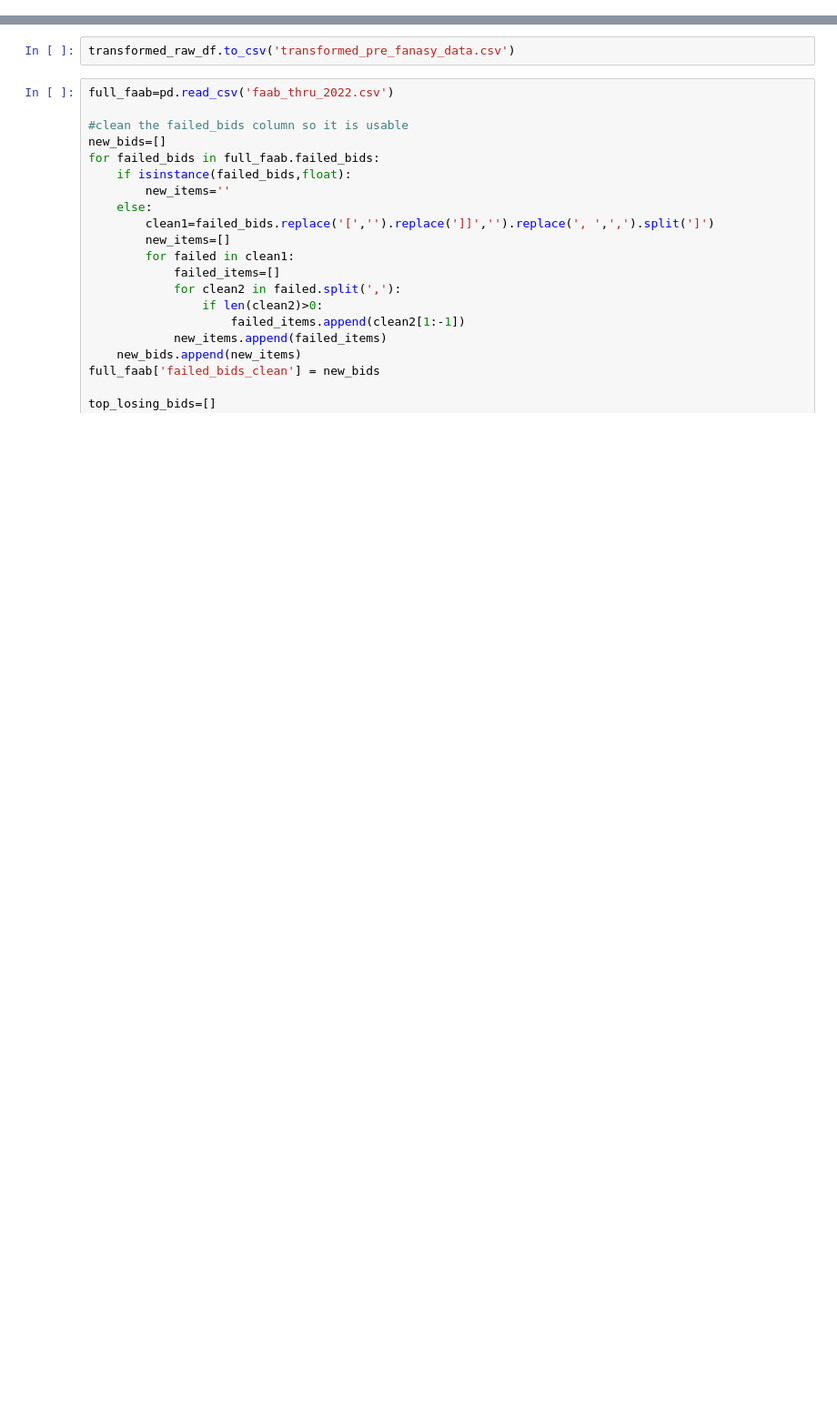
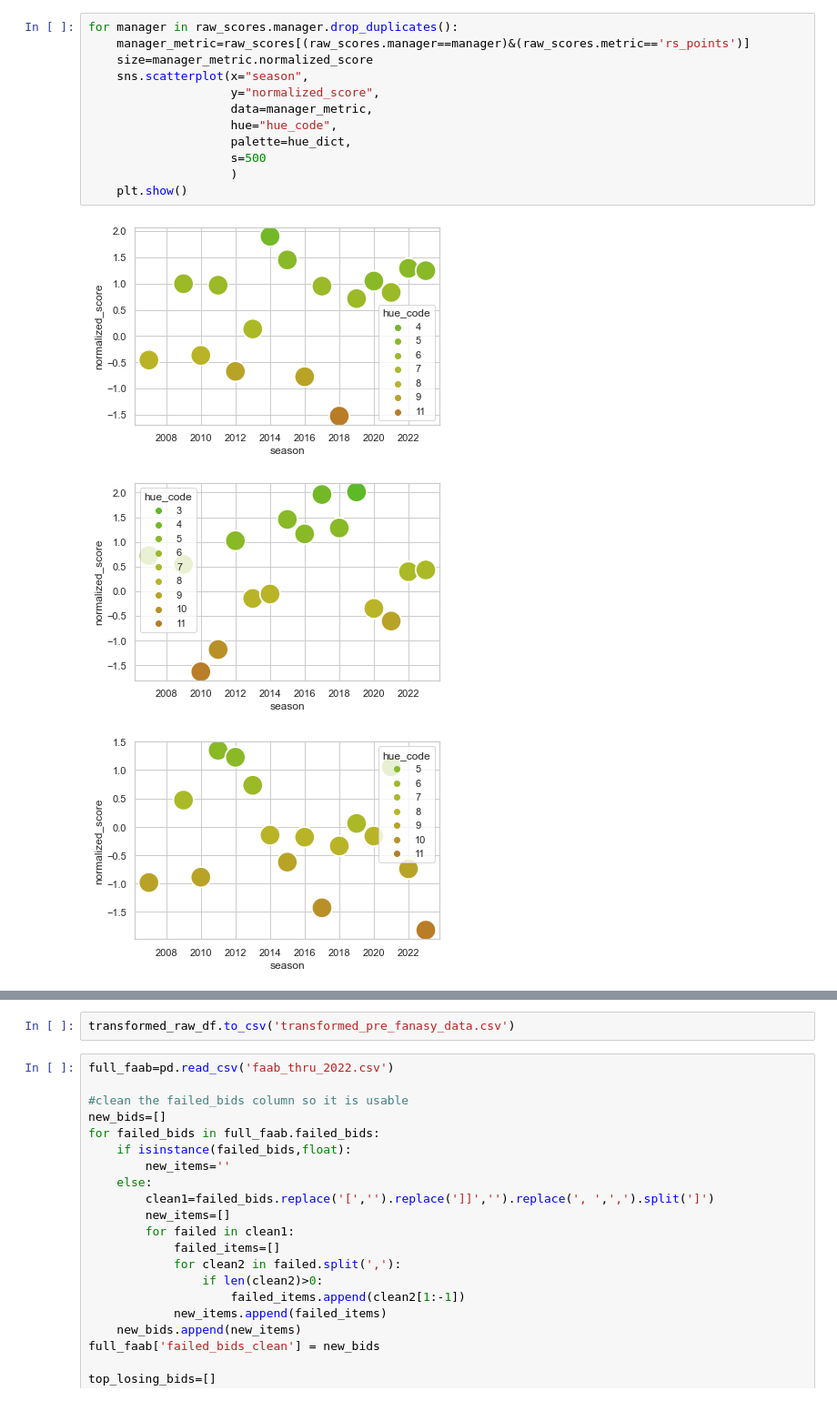
Before and after one commit to duncanjamesbell/fantasy_football_ranker, a Jupyter notebook: composite_ranks.ipynb, the cells around one changed output, grey strips where cells are left out. Shown at 91% size. Cells and saved outputs as stored; diff of their text form; blank space fills up the shorter version.

```diff
--- a/composite_ranks.ipynb
+++ b/composite_ranks.ipynb
@@ -896,0 +1108,16 @@ raw_scores[raw_scores.metric=='draft_efficiency']
+# %%
+for manager in raw_scores.manager.drop_duplicates():
+    manager_metric=raw_scores[(raw_scores.manager==manager)&(raw_scores.metric=='rs_points')]
+    size=manager_metric.normalized_score
+    sns.scatterplot(x="season",
+                    y="normalized_score",
+                    data=manager_metric,
+                    hue="hue_code",
+                    palette=hue_dict,
+                    s=500
+                    )
+    plt.show()
+# %% [output]
+[figure, added]
+[figure, added]
+[figure, added]
```
Also changed, not shown: parts of 10 cells of this notebook, 18 other files.
